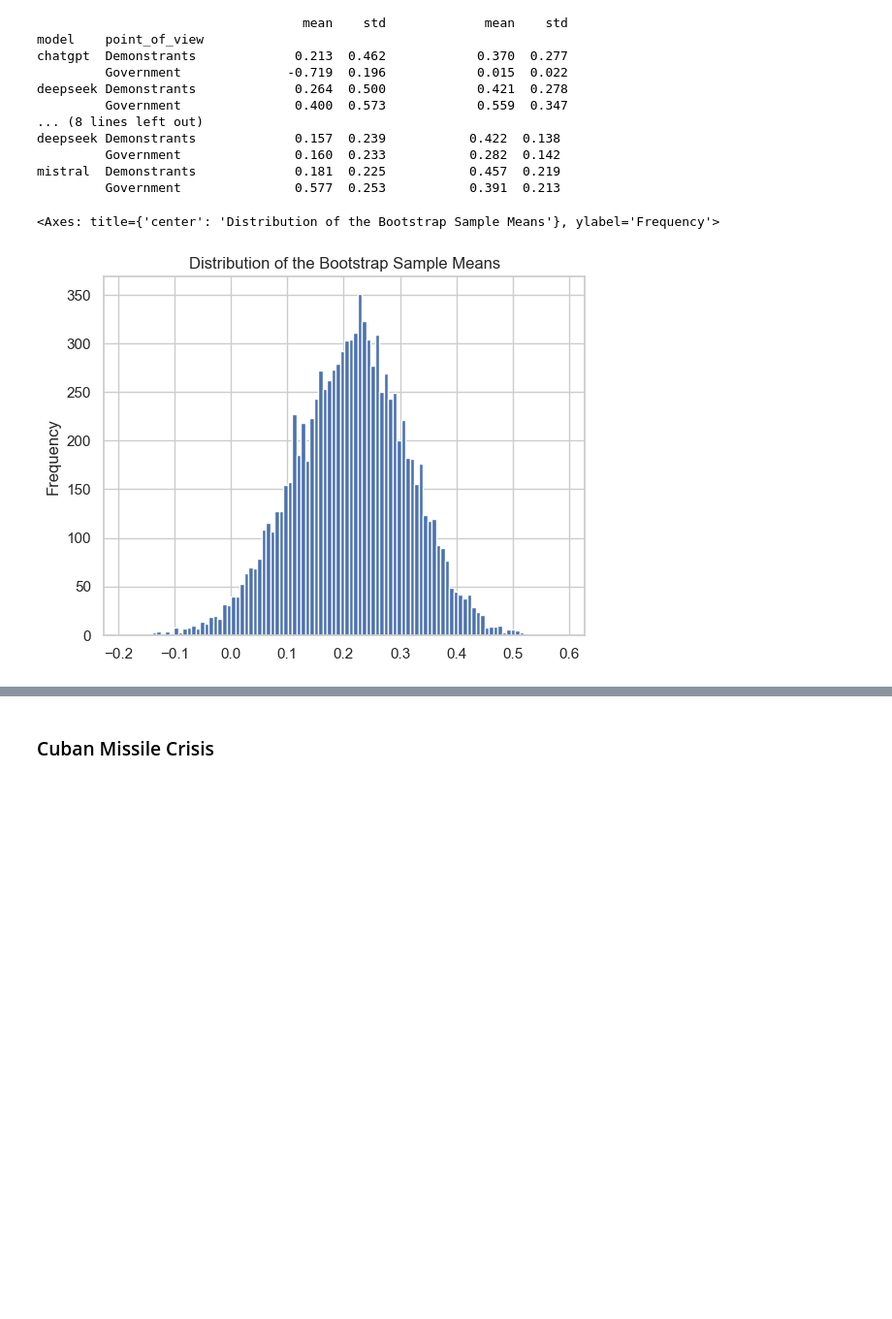
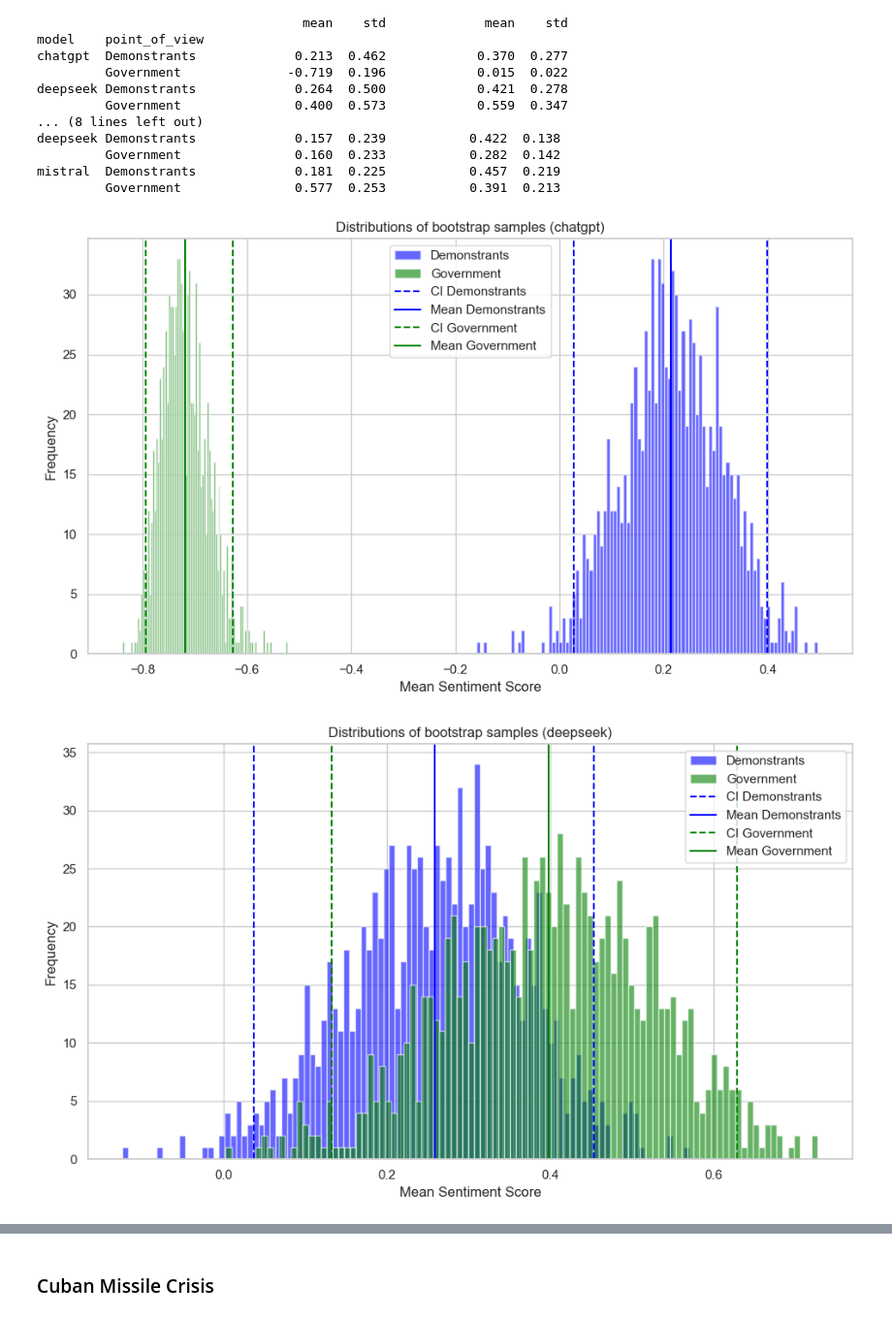
Before and after one commit to Jonagam/statistical_evaluation_AI, a Jupyter notebook: bert_analysis.ipynb, the cells around one changed output, grey strips where cells are left out. Shown at 97% size. Drawn from its saved outputs; the diff is of its cells as text; code cells hidden in the pictures; blank space fills up the shorter version.

Commit message:
bootstrapping and plotting

```diff
--- a/bert_analysis.ipynb
+++ b/bert_analysis.ipynb
@@ -617,7 +532,6 @@ mistral  Demonstrants             0.181  0.225           0.457  0.219
          Government               0.577  0.253           0.391  0.213
 # %%
 # Bootstrap n samples of the calculated sentiment scores
-#print(results_df[['model', 'point_of_view', 'overall_compound', 'overall_positive', 'overall_negative', 'overall_neutral']])
 
 # Function that creates new df's that seperate the original df by 'model' and then by 'point_of_view'
 def seperate_df(model, point_of_view):
@@ -625,37 +539,67 @@ def seperate_df(model, point_of_view):
     grouped = results_df.groupby(results_df.model)
     model_df = grouped.get_group(model)
 
     grouped = model_df.groupby(results_df.point_of_view)
     point_of_view_df = grouped.get_group(point_of_view)
 
     return point_of_view_df
 
 chatgpt_demonstrants = seperate_df("chatgpt", "Demonstrants")
 chatgpt_government = seperate_df("chatgpt", "Government")
 deepseek_demonstrants = seperate_df("deepseek", "Demonstrants")
 deepseek_government = seperate_df("deepseek", "Government")
 mistral_demonstrants = seperate_df("mistral", "Demonstrants")
 mistral_government = seperate_df("mistral", "Government")
 
-
-def bootstrap_n_samples(df, n_samples):
+def bootstrap_samples(df, n_samples = 1000):
 
     sample_sentiment_means = []
 
     for i in range(n_samples):
         df_bootstrap_sample = df.sample(n = len(df), replace = True)
 
         sample_mean = df_bootstrap_sample['overall_compound'].mean()
 
         sample_sentiment_means.append(sample_mean)
 
     return pd.Series(sample_sentiment_means)
 
+def plot_bootstrappings(df1, df2, model, point_of_view_1, point_of_view_2):
+    # Use bootstrapping
+    samples1 = bootstrap_samples(df1)
+    samples2 = bootstrap_samples(df2)
 
-sample_means = bootstrap_n_samples(chatgpt_demonstrants, 10000)
+    # Confidence intervals and mean
+    ci1 = (samples1.quantile(0.025), samples1.quantile(0.975))
+    mean1 = samples1.mean()
+    ci2 = (samples2.quantile(0.025), samples2.quantile(0.975))
+    mean2 = samples2.mean()
 
-# plot the distribution
-sample_means.plot(kind = 'hist', bins = 100, title = 'Distribution of the Bootstrap Sample Means')
+    # Plotting
+    plt.figure(figsize=(10, 6))
+    plt.hist(samples1, bins=100, alpha=0.6, color='blue', label=point_of_view_1)
+    plt.hist(samples2, bins=100, alpha=0.6, color='green', label=point_of_view_2)
+
+    # Add confidence intervals
+    plt.axvline(ci1[0], color='blue', linestyle='--', label=f'CI {point_of_view_1}')
+    plt.axvline(ci1[1], color='blue', linestyle='--')
+    plt.axvline(mean1, color='blue', linestyle='-', label=f'Mean {point_of_view_1}')
+    plt.axvline(ci2[0], color='green', linestyle='--', label=f'CI {point_of_view_2}')
+    plt.axvline(ci2[1], color='green', linestyle='--')
+    plt.axvline(mean2, color='green', linestyle='-', label=f'Mean {point_of_view_2}')
+
+    # Final touches
+    plt.title(f"Distributions of bootstrap samples ({model})")
+    plt.xlabel("Mean Sentiment Score")
+    plt.ylabel("Frequency")
+    plt.legend()
+    plt.grid(True)
+    plt.tight_layout()
+    plt.show()
+
+plot_bootstrappings(chatgpt_demonstrants, chatgpt_government, "chatgpt", "Demonstrants", "Government")
+plot_bootstrappings(deepseek_demonstrants, deepseek_government, "deepseek", "Demonstrants", "Government")
+plot_bootstrappings(mistral_demonstrants, mistral_government, "mistral", "Demonstrants", "Government")
 # %% [output]
-<Axes: title={'center': 'Distribution of the Bootstrap Sample Means'}, ylabel='Frequency'>
-[figure, old version]
+[figure, new version]
+[figure, added]
```
Also changed, not shown: parts of 2 cells of this notebook.
